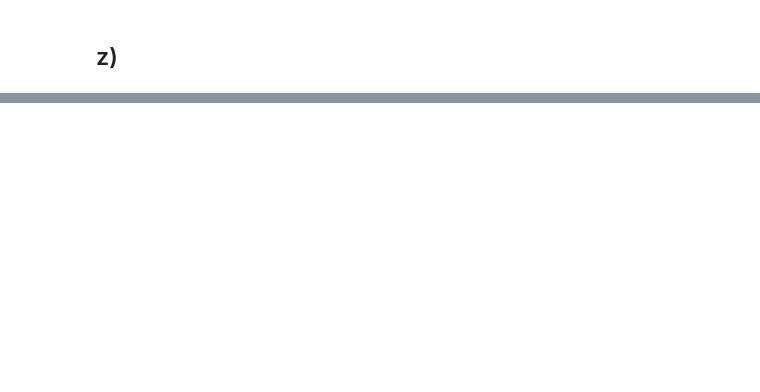
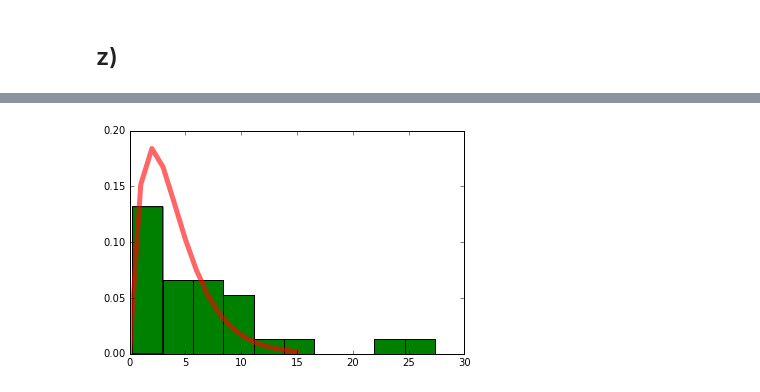
Before and after one commit to barisdemirdelen/bigdata, a Jupyter notebook: assignment.ipynb, the cells around one changed output, grey strips where cells are left out. Drawn from its saved outputs; the diff is of its cells as text; code cells hidden in the pictures; blank space fills up the shorter version.

```diff
--- a/assignment.ipynb
+++ b/assignment.ipynb
@@ -564,0 +615,97 @@ The standard deviation doubles.
+# %%
+def get_chi_squared(inputs, S, sigma):
+    Pt, x_est, y_est = inputs
+    estimated_position = [x_est, y_est, device_height]
+    total = 0
+    for router_name in S.keys():
+        Si = S[router_name]
+        Pr = get_transmission_power_coords(Pt, routers[router_name], estimated_position)
+        total += (Si - Pr) ** 2 / sigma / sigma
+    return total
+
+
+results = []
+chi2s = []
+num_routers = []
+variances = []
+normalized_residuals = []
+for i, packets in enumerate(list(packet_groups.values())):
+    S = {}
+    sigma = 7.0
+    num_routers.append(len(packets))
+    for packet in packets:
+        S[packet["droneId"]] = packet["signal"]
+
+    x0 = np.array([-20.0, 5.0, 5.0])
+    result = minimize(get_chi_squared, x0, args=(S, sigma), method="L-BFGS-B", jac=False, options={'maxiter': 100000})
+    current_chi2 = get_chi_squared(result.x, S, sigma)
+
+    Pt, x, y = result.x[0], result.x[1], result.x[2]
+    x_variance = 0
+    y_variance = 0
+    for router_name in S:
+        router = routers[router_name]
+        x_variance += (-20.0 * (x - router[0]) / (
+            np.log(10) * ((x - router[0]) ** 2 + (y - router[1]) ** 2 + (device_height - router[2]) ** 2))) ** 2
+        y_variance += (-20.0 * (y - router[1]) / (
+            np.log(10) * ((x - router[0]) ** 2 + (y - router[1]) ** 2 + (device_height - router[2]) ** 2))) ** 2
+
+    variances.append((x_variance, y_variance))
+
+    normalized_residual = 0
+    for router_name in S:
+        normalized_residual += S[router_name] - get_transmission_power_coords(Pt, routers[router_name],
+                                                                              (x, y, device_height))
+    normalized_residual /= len(routers)
+    normalized_residuals.append(normalized_residual)
+
+    chi2s.append(current_chi2)
+    results.append(result.x)
+
+
+chi2s = np.array(chi2s)
+results = np.array(results)
+num_routers = np.array(num_routers)
+variances = np.array(variances)
+normalized_residuals = np.array(normalized_residuals)
+
+mean_routers = np.mean(num_routers)
+print("Mean routers per packet: %.3f" % mean_routers)
+
+mean_chi2s = np.mean(chi2s)
+mean_results = np.mean(results, axis=0)
+print("Mean chi2: %.3f, mean Pt: %.3f, mean position: (%.3f,%.3f)" %
+      (mean_chi2s, mean_results[0], mean_results[1], mean_results[2]))
+
+router_positions = []
+for router_position in routers.values():
+    router_positions.append(router_position)
+router_positions = np.array(router_positions)
+
+plt.clf()
+plt.hist(chi2s, normed=True)
+df = np.ceil(mean_routers - 4)
+plt.plot(chi2.pdf(np.arange(16), df), 'r-', lw=5, alpha=0.6, label='chi2 pdf')
+plt.hist(chi2s, normed=True)
+plt.show()
+
+mean_pos = mean_results[1:]
+mean_variance = variances.mean(axis=0)
+print("System resolution: (%.3f, %.3f)" % (mean_variance[0] ** 0.5, mean_variance[1] ** 0.5))
+
+plt.clf()
+ax = plt.subplot()
+
+cm = plt.cm.get_cmap('Greens')
+plt.scatter(results[:, 1], results[:, 2], c=np.arange(len(results)), cmap=cm)
+plt.scatter(mean_pos[0], mean_pos[1], color="y")
+plt.scatter(router_positions[:, 0], router_positions[:, 1], color="r")
+for i in range(len(results)):
+    ell = Ellipse(xy=(results[i, 1], results[i, 2]),
+                  width=variances[i, 0] ** 0.5, height=variances[i, 1] ** 0.5,
+                  angle=0, color='g')
+    ell.set_alpha(0.5)
+    ell.set_facecolor('none')
+    ax.add_artist(ell)
+plt.show()
+# %% [output]
@@ -564,0 +714 @@ The standard deviation doubles.
+[figure, added]
```
Also changed, not shown: parts of 17 cells of this notebook, 1 other file.
